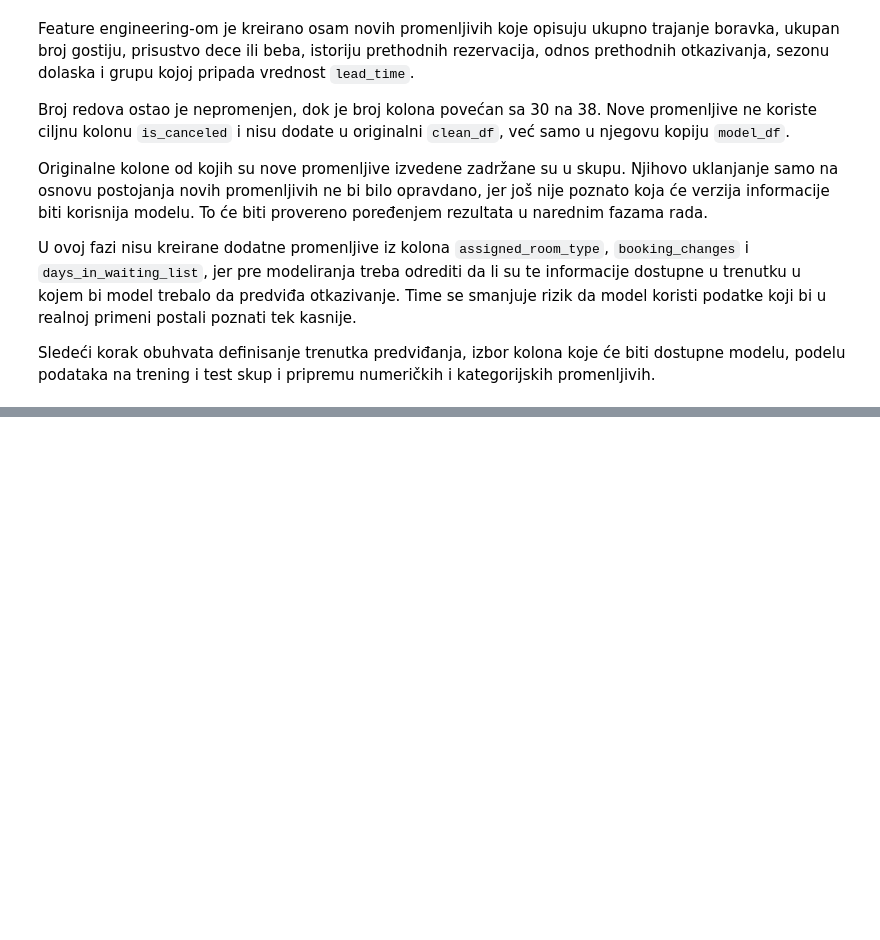
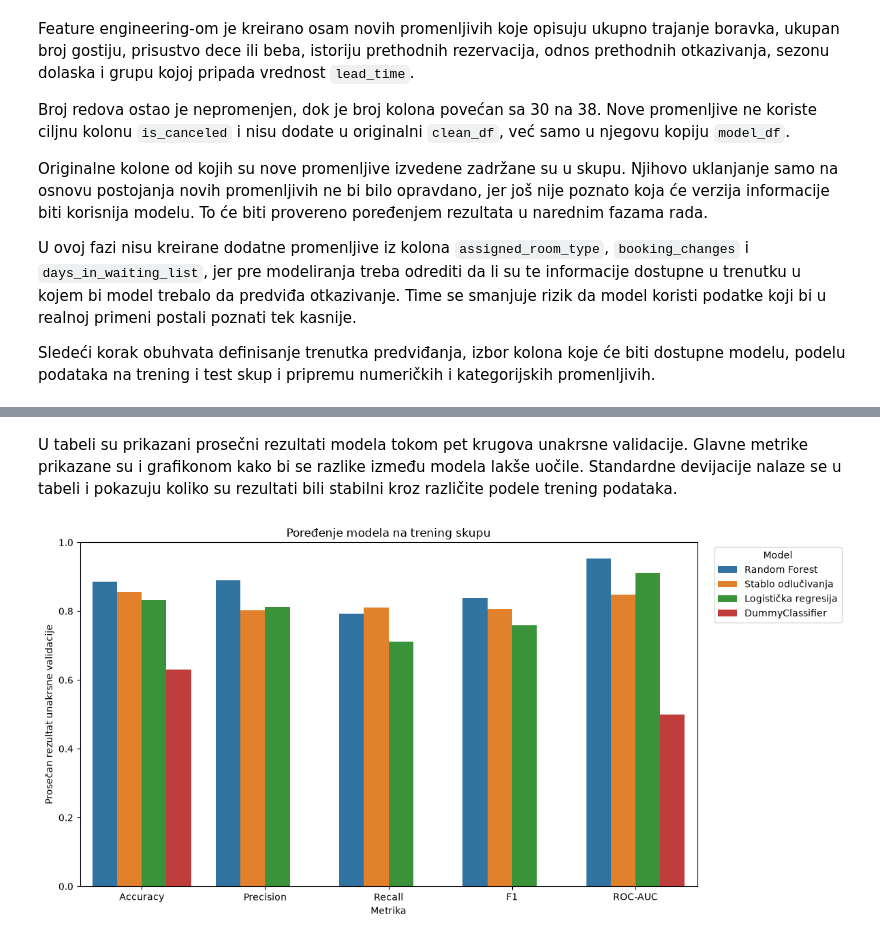
Before and after one commit to angelinalazarevic/Seminarski-UNP---Hotel-Booking, a Jupyter notebook: notebooks/hotel_booking_analysis.ipynb, the cells around one changed output, grey strips where cells are left out. Saved outputs shown, nothing was run; the diff lists cells and outputs as text; code cells hidden in the pictures; blank space fills up the shorter version.

Commit message:
Dodata priprema podataka, poređenje i podešavanje modela, završna evaluacija i analiza rezultata

```diff
--- a/notebooks/hotel_booking_analysis.ipynb
+++ b/notebooks/hotel_booking_analysis.ipynb
@@ -2285,0 +2719,11 @@ Sledeći korak obuhvata definisanje trenutka predviđanja, izbor kolona koje će
+# %%
+from sklearn.model_selection import StratifiedKFold
+
+cross_validation = StratifiedKFold(
+    n_splits=5,
+    shuffle=True,
+    random_state=42
+)
+
+print("Broj delova unakrsne validacije:", cross_validation.n_splits)
+print("Unakrsna validacija koristi samo trening skup.")
@@ -2285,0 +2803,40 @@ Sledeći korak obuhvata definisanje trenutka predviđanja, izbor kolona koje će
+# %% [markdown]
+U tabeli su prikazani prosečni rezultati modela tokom pet krugova unakrsne validacije. Glavne metrike prikazane su i grafikonom kako bi se razlike između modela lakše uočile. Standardne devijacije nalaze se u tabeli i pokazuju koliko su rezultati bili stabilni kroz različite podele trening podataka.
+# %%
+metrics_for_plot = [
+    "Accuracy",
+    "Precision",
+    "Recall",
+    "F1",
+    "ROC-AUC"
+]
+
+plot_results = cv_results_df.melt(
+    id_vars="Model",
+    value_vars=metrics_for_plot,
+    var_name="Metrika",
+    value_name="Rezultat"
+)
+
+plt.figure(figsize=(12, 6))
+
+sb.barplot(
+    data=plot_results,
+    x="Metrika",
+    y="Rezultat",
+    hue="Model"
+)
+
+plt.ylim(0, 1)
+plt.title("Poređenje modela na trening skupu")
+plt.xlabel("Metrika")
+plt.ylabel("Prosečan rezultat unakrsne validacije")
+plt.legend(
+    title="Model",
+    bbox_to_anchor=(1.02, 1),
+    loc="upper left"
+)
+plt.tight_layout()
+plt.show()
+# %% [output]
+[figure, added]
```
Also changed, not shown: parts of 120 cells of this notebook, 1 other file.
